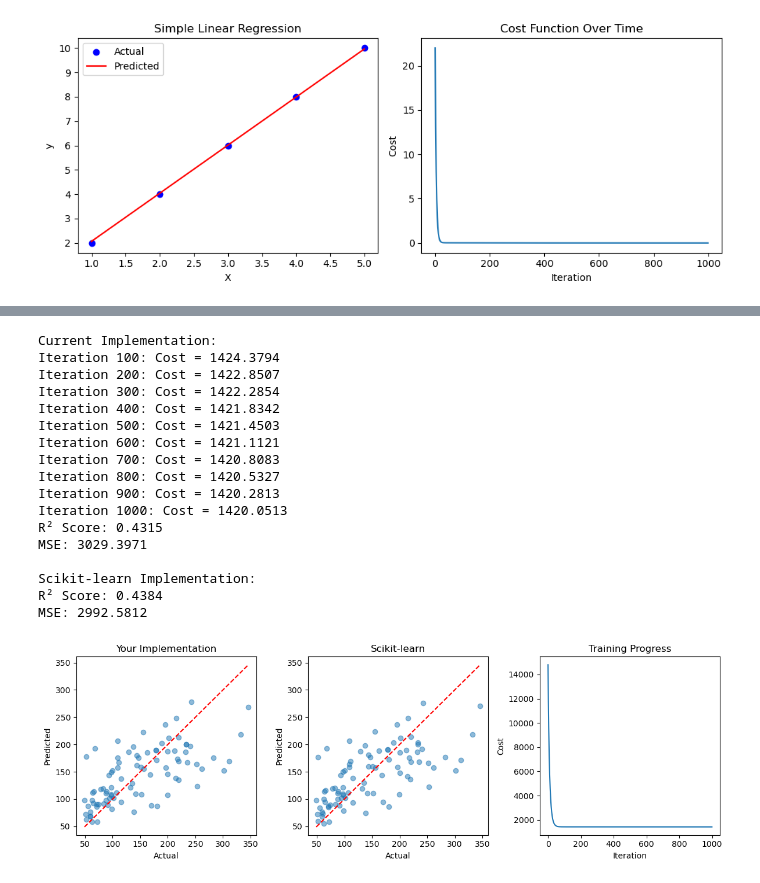
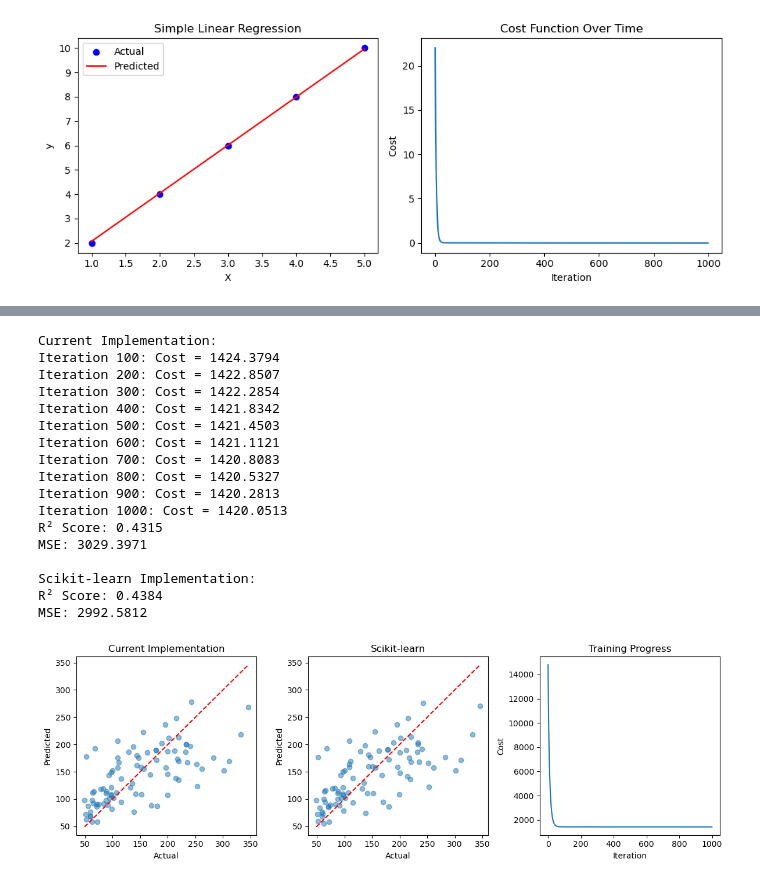
Before and after one commit to soji28john/ml-algorithms, a Jupyter notebook: notebooks/LR_implementation.ipynb, the cells around one changed output, grey strips where cells are left out. Cells and saved outputs as stored; diff of their text form; code cells hidden in the pictures.

```diff
--- a/notebooks/LR_implementation.ipynb
+++ b/notebooks/LR_implementation.ipynb
@@ -171,11 +171,11 @@ X_train, X_test, y_train, y_test = train_test_split(
 
 
 print("\nCurrent Implementation:")
-model_yours = LinearRegression(learning_rate=0.05, n_iterations=1000) # reduce the learning rate when the cost function or mse rate not reduced
-model_yours.fit(X_train, y_train)
-y_pred_yours = model_yours.predict(X_test)
-print(f"R² Score: {model_yours.score(X_test, y_test):.4f}")
-print(f"MSE: {mean_squared_error(y_test, y_pred_yours):.4f}")
+model_current = LinearRegression(learning_rate=0.05, n_iterations=1000) # reduce the learning rate when the cost function or mse rate not reduced
+model_current.fit(X_train, y_train)
+y_pred_current = model_current.predict(X_test)
+print(f"R² Score: {model_current.score(X_test, y_test):.4f}")
+print(f"MSE: {mean_squared_error(y_test, y_pred_current):.4f}")
 
 # Scikit-learn comparison
 print("\nScikit-learn Implementation:")
@@ -189,42 +189,42 @@ print(f"MSE: {mean_squared_error(y_test, y_pred_sklearn):.4f}")
 plt.figure(figsize=(12, 4))
 
 plt.subplot(1, 3, 1)
-plt.scatter(y_test, y_pred_yours, alpha=0.5)
+plt.scatter(y_test, y_pred_current, alpha=0.5)
 plt.plot([y_test.min(), y_test.max()], [y_test.min(), y_test.max()], 'r--')
 plt.xlabel('Actual')
 plt.ylabel('Predicted')
-plt.title('Your Implementation')
+plt.title('Current Implementation')
 
 plt.subplot(1, 3, 2)
 plt.scatter(y_test, y_pred_sklearn, alpha=0.5)
 plt.plot([y_test.min(), y_test.max()], [y_test.min(), y_test.max()], 'r--')
 plt.xlabel('Actual')
 plt.ylabel('Predicted')
 plt.title('Scikit-learn')
 
 plt.subplot(1, 3, 3)
-plt.plot(model_yours.cost_history)
+plt.plot(model_current.cost_history)
 plt.xlabel('Iteration')
 plt.ylabel('Cost')
 plt.title('Training Progress')
 plt.tight_layout()
 plt.show()
 # %% [output]
 Current Implementation:
 Iteration 100: Cost = 1424.3794
 Iteration 200: Cost = 1422.8507
 Iteration 300: Cost = 1422.2854
 Iteration 400: Cost = 1421.8342
 Iteration 500: Cost = 1421.4503
 Iteration 600: Cost = 1421.1121
 Iteration 700: Cost = 1420.8083
 Iteration 800: Cost = 1420.5327
 Iteration 900: Cost = 1420.2813
 Iteration 1000: Cost = 1420.0513
 R² Score: 0.4315
 MSE: 3029.3971
 
 Scikit-learn Implementation:
 R² Score: 0.4384
 MSE: 2992.5812
-[figure, old version]
+[figure, new version]
```
Also changed, not shown: parts of 1 cell of this notebook, 1 other file.
